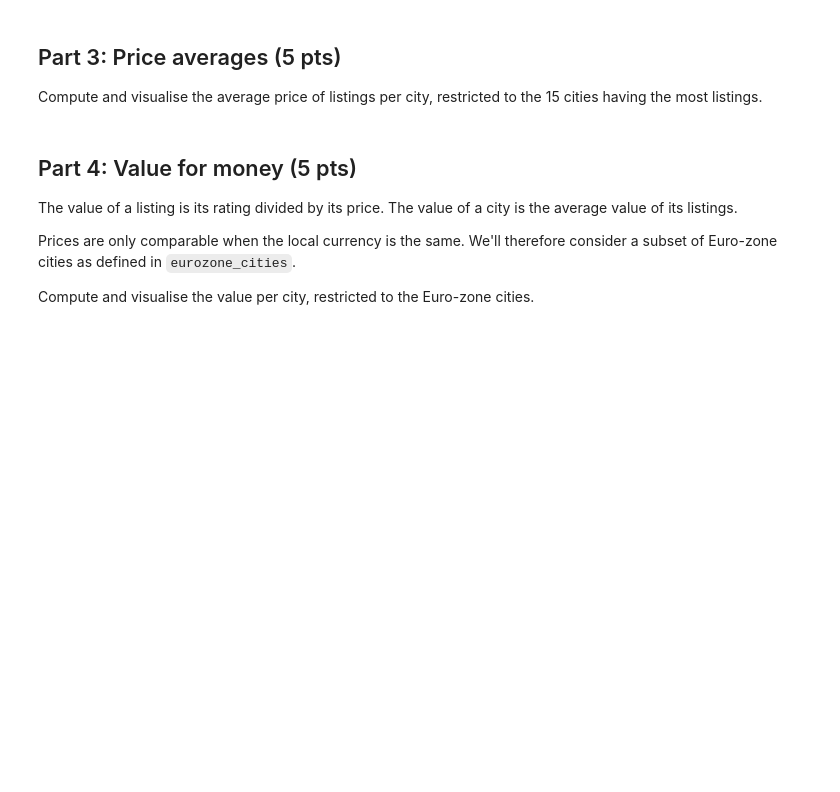
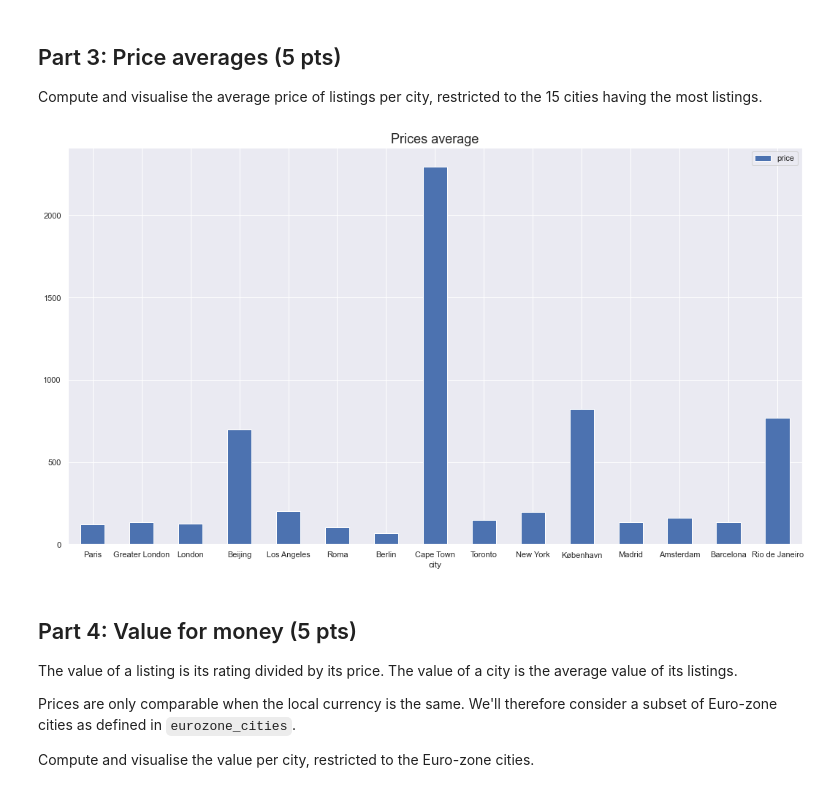
Before and after one commit to georgezefko/02807_Computational_tools_for_DS, a Jupyter notebook: 02807_Project_2.ipynb, the cells around one changed output. Cells and saved outputs as stored; diff of their text form; code cells hidden in the pictures; blank space fills up the shorter version.

```diff
--- a/02807_Project_2.ipynb
+++ b/02807_Project_2.ipynb
@@ -299,16 +284,16 @@ Compute and visualise the average price of listings per city, restricted to the
 # %%
 # your code goes here
 avg_listings = df_listings_analysis.groupBy('city') \
                                .agg(F.avg('price').alias('price')) \
                                .sort(F.desc(F.count('listing_url'))) \
                                .limit(15).toPandas()
 
 #i havent sorted the values because he says that should be ordered by the number of listings
 _ = avg_listings.set_index('city').plot( kind= 'bar'  , rot= 0 ,figsize=(18,10)) #sort_values(by='avg(price)',ascending=False)
-_.set_xlabel("City")
-_.set_ylabel("Average price")
 plt.title('Prices average',fontsize=18)
 plt.show()
+# %% [output]
+[figure, added]
 # %% [markdown]
 ## Part 4: Value for money (5 pts)
 
```
Also changed, not shown: parts of 52 cells of this notebook.
